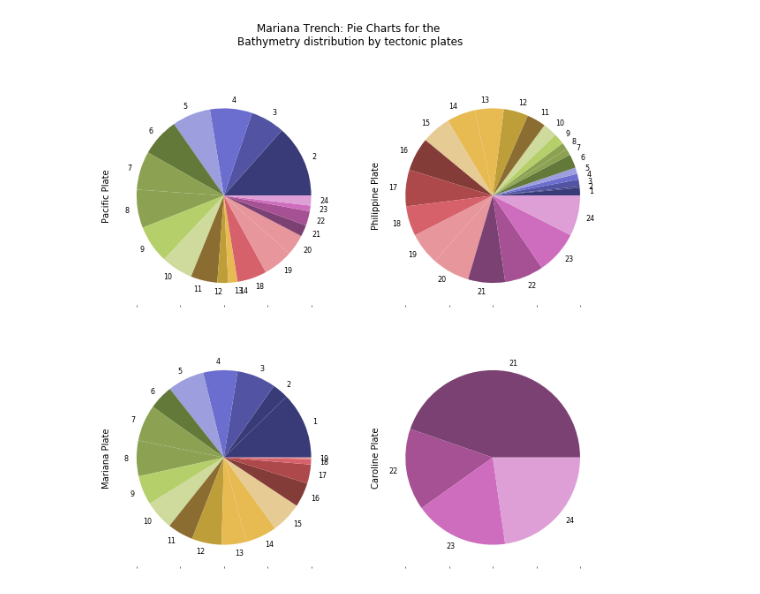
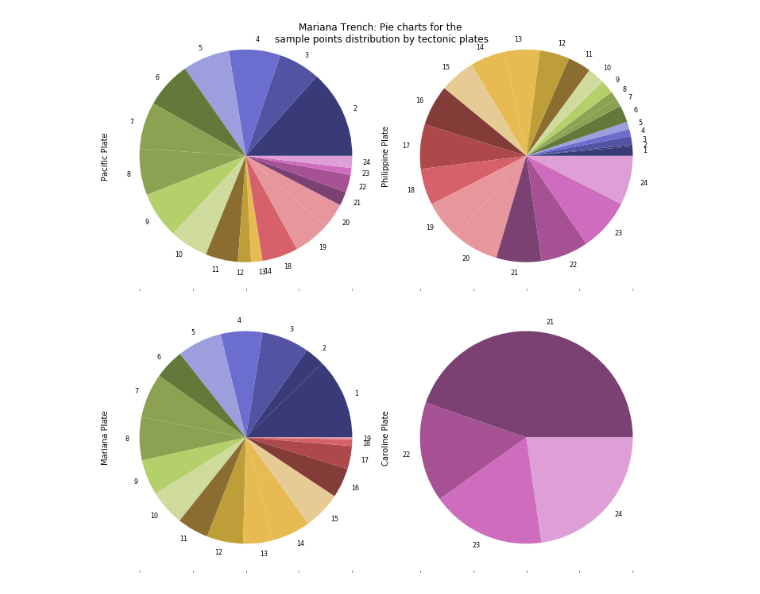
Before and after one commit to paulinelemenkova/Python-script-021-Pie-Charts, a Jupyter notebook: Script-021-Pie charts.ipynb, the cells around one changed output. Drawn from its saved outputs; the diff is of its cells as text; code cells hidden in the pictures.

```diff
--- a/Script-021-Pie charts.ipynb
+++ b/Script-021-Pie charts.ipynb
@@ -1,42 +1,32 @@
 # %%
 #!/usr/bin/env python
 # coding: utf-8
-
-# In[82]:
-
-
-# library
+import os
 import pandas as pd
 import numpy as np
 from matplotlib import pyplot as plt
-import os
+
 os.chdir('/Users/pauline/Documents/Python')
 dfM = pd.read_csv("Tab-Morph.csv")
 
 # dataset
 df = pd.DataFrame({'Pacific Plate':dfM.plate_pacif,
                    'Philippine Plate':dfM.plate_phill,
                    'Mariana Plate':dfM.plate_maria,
                    'Caroline Plate':dfM.plate_carol},
                   index=dfM.profile)
 
-#ax = plt.subplot(111)
-#wedges, texts = ax.pie(np.abs(np.random.randn(5)))
-#for w in wedges:
- #   w.set_linewidth(3)
- #   w.set_edgecolor('r')
-
-#plt.rcParams['patch.linewidth'] = 3
-#plt.rcParams['patch.edgecolor'] = 'white'
-
 # plot chart
-df.plot(kind='pie', subplots=True, figsize=(10, 10),  legend=False, table=False,
-        fontsize=8,
-        sort_columns=True,
+df.plot(kind='pie', subplots=True, figsize=(10, 10),
+        legend=False, table=False,
+        fontsize=8, sort_columns=True,
         layout=(2, 2), colormap='tab20b',
-        title='Mariana Trench: Pie Charts for the \nBathymetry distribution by tectonic plates',
+        title='Mariana Trench: Pie charts for the \nsample points distribution by tectonic plates',
        )
 
+# visualize and save
+plt.tight_layout()
+plt.savefig('plot_Pie.png', dpi=300)
 plt.show()
 # %% [output]
-[figure, old version]
+[figure, new version]
```
Also changed, not shown: 1 other file.
